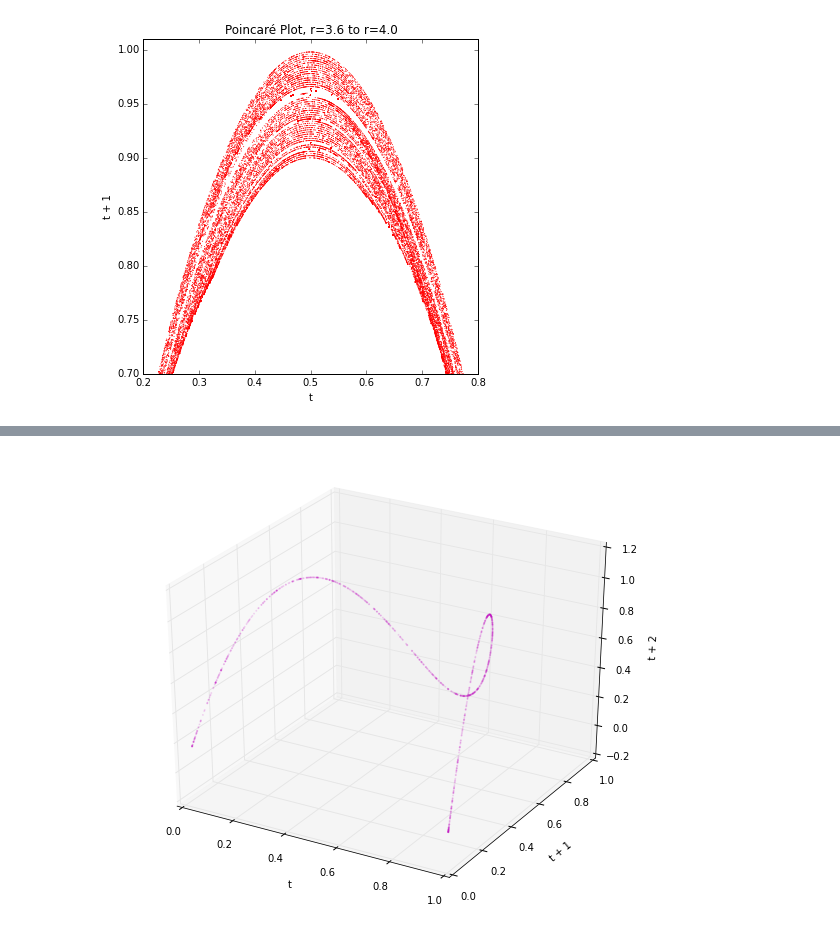
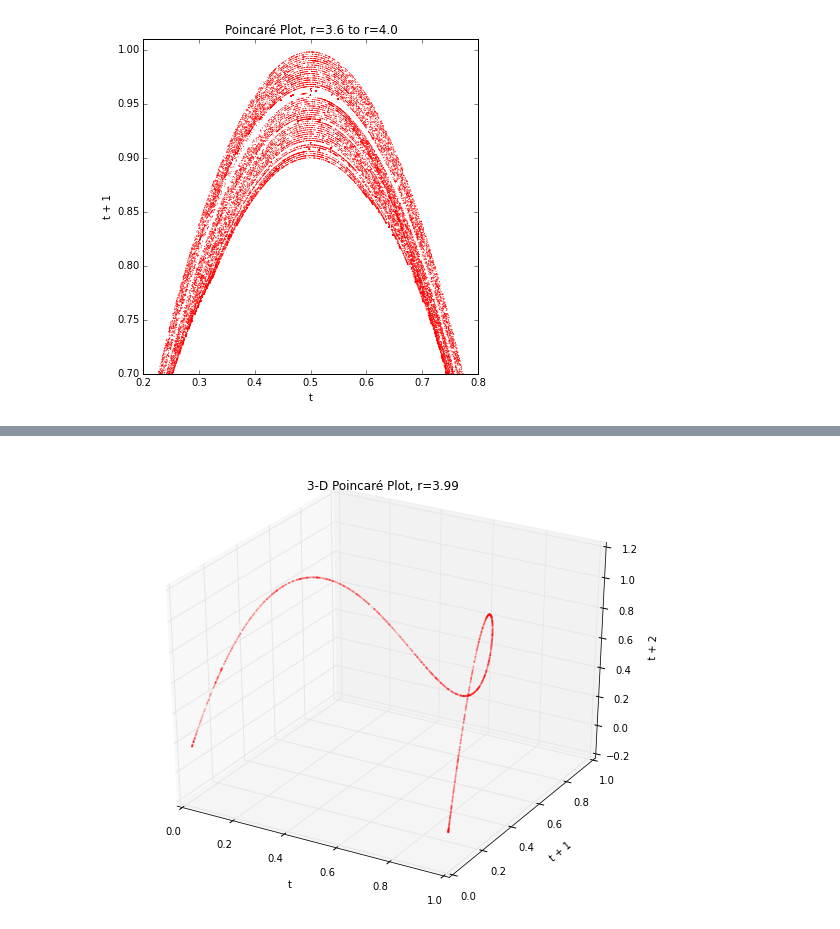
Before and after one commit to aitatanit/chaos-models, a Jupyter notebook: chaos-logistic-return-maps.ipynb, the cells around one changed output, grey strips where cells are left out. Cells and saved outputs as stored; diff of their text form; code cells hidden in the pictures.

```diff
--- a/chaos-logistic-return-maps.ipynb
+++ b/chaos-logistic-return-maps.ipynb
@@ -106,7 +107,7 @@ def poincare_plot(pops, xmin=0, xmax=1, ymin=0, ymax=1, discard_gens=1, title=u'
     plt.show()
 # %%
 def poincare_plot_3d(pops, xmin=0, xmax=1, ymin=0, ymax=1, zmin=0, zmax=1,
-                     discard_gens=1, title=u'Poincaré Plot', marker='', size=3):
+                     discard_gens=1, title=u'Poincaré Plot', marker='', size=3, alpha=0.1):
     """
     plot the results of the logistic model as a poincaré plot
     """
@@ -119,12 +120,12 @@ def poincare_plot_3d(pops, xmin=0, xmax=1, ymin=0, ymax=1, zmin=0, zmax=1,
     ax = fig.gca(projection='3d')
 
     # plot the xy data
-    poincare_scatter = ax.scatter(points['x'], points['y'], points['z'], marker='.', c='m', edgecolor='m', s=5, alpha=0.1)
+    poincare_scatter = ax.scatter(points['x'], points['y'], points['z'], marker='.', c='r', edgecolor='r', s=5, alpha=alpha)
 
     # set x and y limits, title, and x and y labels
     ax.set_xlim(xmin, xmax)
     ax.set_ylim(ymin, ymax)
-    #ax.set_title(title)
+    ax.set_title(title)
     ax.set_xlabel('t')
     ax.set_ylabel('t + 1')
     ax.set_zlabel('t + 2')
@@ -251,7 +252,7 @@ plt.show()
 # %%
 # the strange attractor is even more interesting when it's plotted in a 3-D Poincare plot
 # embed the 1-D time series data in 3-D state space by plotting pop at time t vs t+1 vs t+2
-pops = logistic_model(1000, 3.99, 4, 1)
-poincare_plot_3d(pops)
+pops = logistic_model(2000, 3.99, 4, 1)
+poincare_plot_3d(pops, title=u'3-D Poincaré Plot, r=3.99')
 # %% [output]
-[figure, old version]
+[figure, new version]
```
Also changed, not shown: parts of 5 cells of this notebook, 1 other file.
